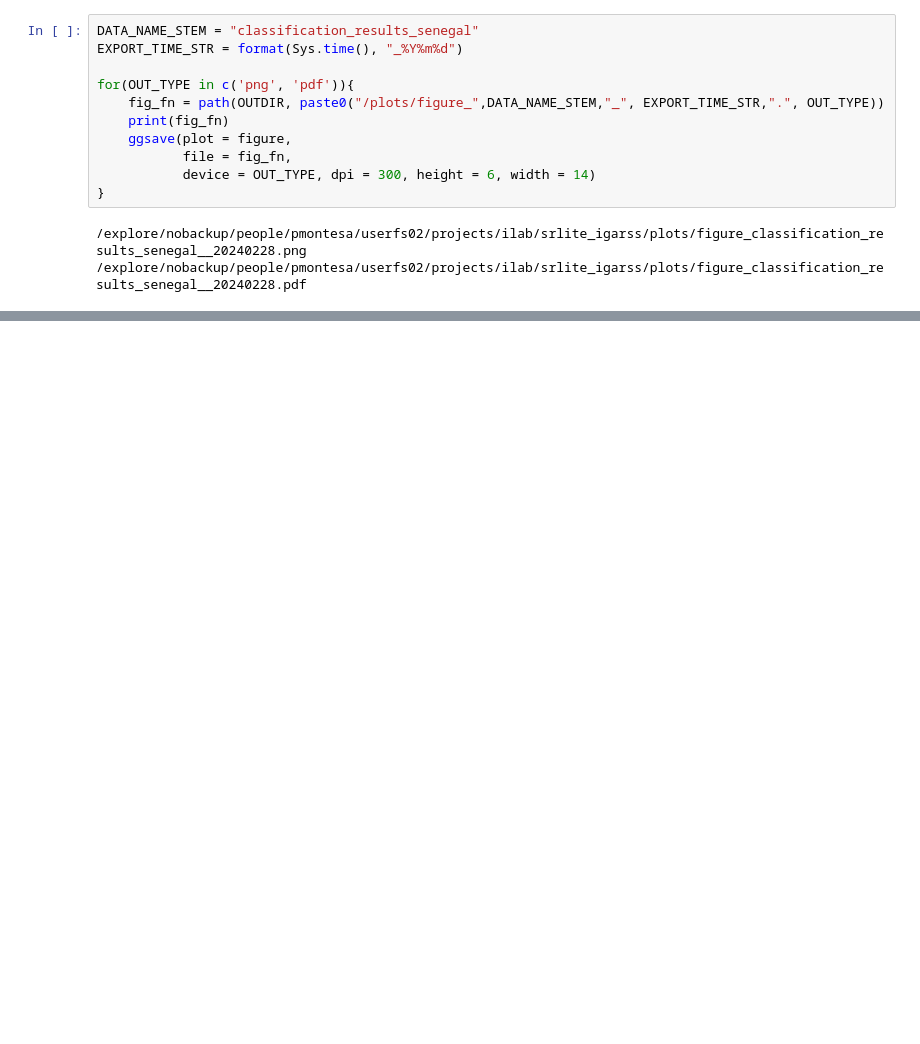
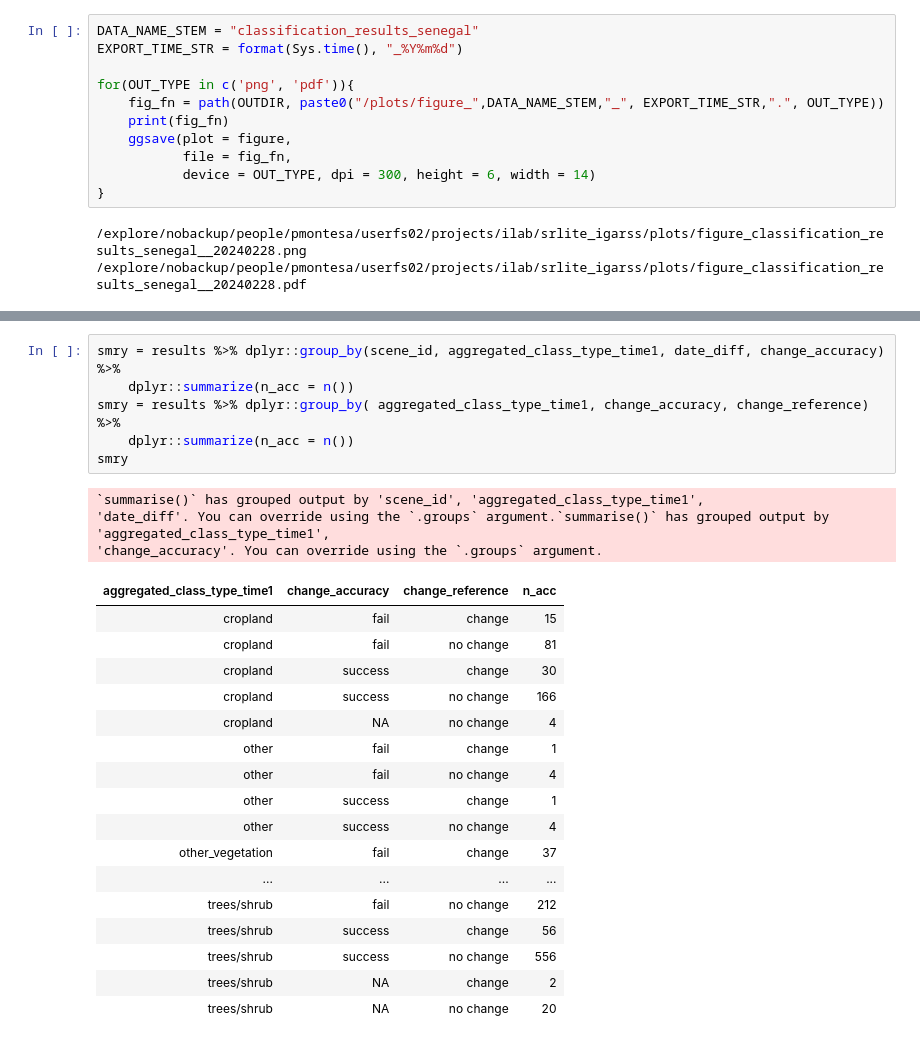
Before and after one commit to pahbs/geoscitools, a Jupyter notebook: srlite_senegal_classification_results.ipynb, the cells around one changed output, grey strips where cells are left out. Saved outputs shown, nothing was run; the diff lists cells and outputs as text; blank space fills up the shorter version.

```diff
--- a/srlite_senegal_classification_results.ipynb
+++ b/srlite_senegal_classification_results.ipynb
@@ -276,0 +329,27 @@ ERROR: Error in ggplotly(map_vhr): could not find function "ggplotly"
+# %%
+smry = results %>% dplyr::group_by(scene_id, aggregated_class_type_time1, date_diff, change_accuracy) %>%
+    dplyr::summarize(n_acc = n())
+smry = results %>% dplyr::group_by( aggregated_class_type_time1, change_accuracy, change_reference) %>%
+    dplyr::summarize(n_acc = n())
+smry
+# %% [output]
+`summarise()` has grouped output by 'scene_id', 'aggregated_class_type_time1',
+'date_diff'. You can override using the `.groups` argument.`summarise()` has grouped output by 'aggregated_class_type_time1',
+'change_accuracy'. You can override using the `.groups` argument.
+| aggregated_class_type_time1 | change_accuracy | change_reference | n_acc |
+| cropland | fail | change | 15 |
+| cropland | fail | no change | 81 |
+| cropland | success | change | 30 |
+| cropland | success | no change | 166 |
+| cropland | NA | no change | 4 |
+| other | fail | change | 1 |
+| other | fail | no change | 4 |
+| other | success | change | 1 |
+| other | success | no change | 4 |
+| other_vegetation | fail | change | 37 |
+| ... | ... | ... | ... |
+| trees/shrub | fail | no change | 212 |
+| trees/shrub | success | change | 56 |
+| trees/shrub | success | no change | 556 |
+| trees/shrub | NA | change | 2 |
+| trees/shrub | NA | no change | 20 |
```
Also changed, not shown: parts of 16 cells of this notebook.
